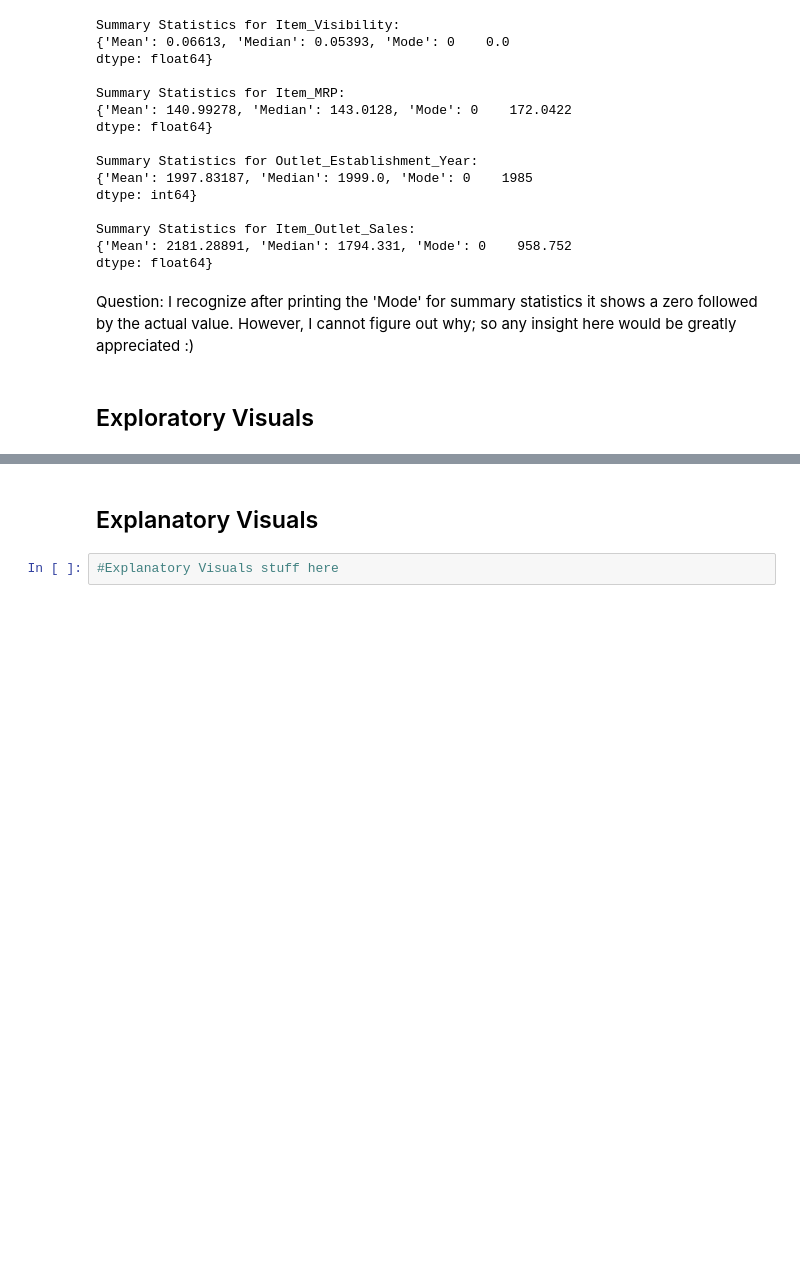
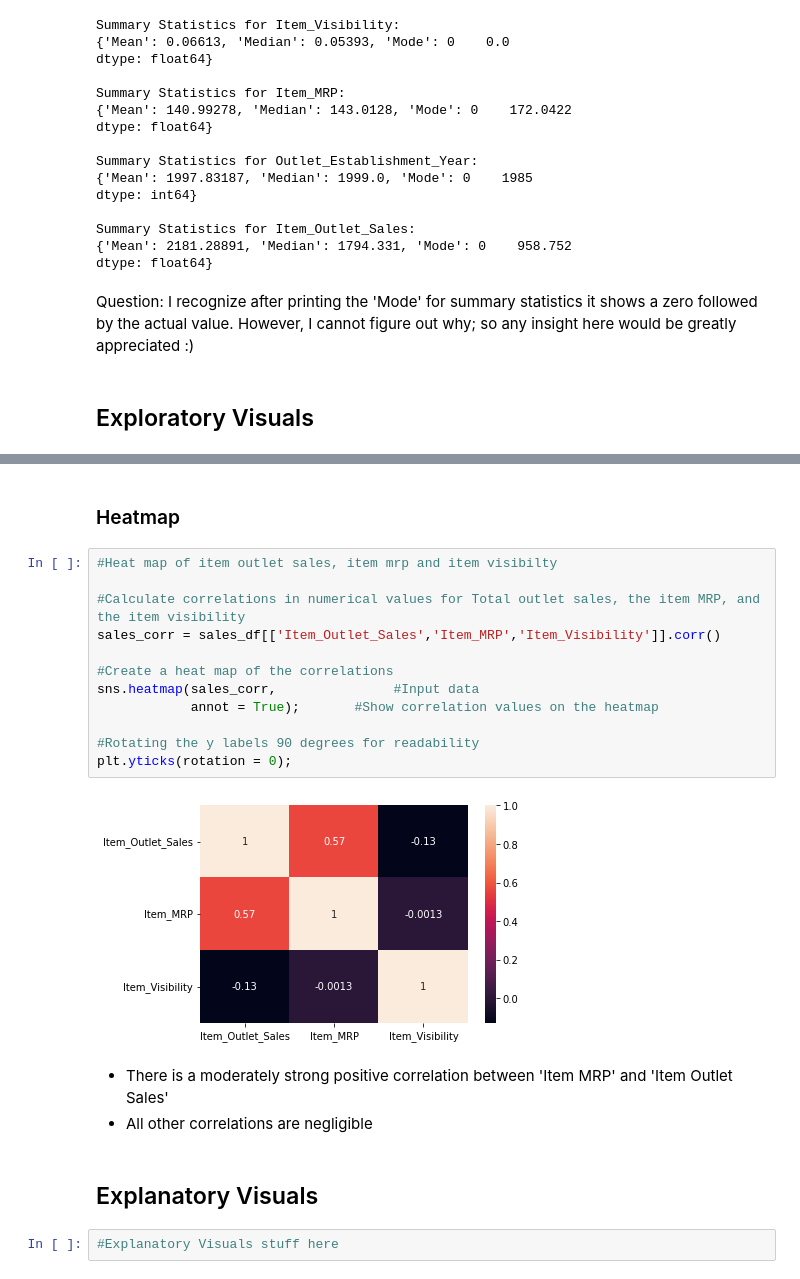
Before and after one commit to Zach-Hanson3/Food_Sales_Prediction_old, a Jupyter notebook: Food_Sales_Prediction.ipynb, the cells around one changed output, grey strips where cells are left out. Cells and saved outputs as stored; diff of their text form; blank space fills up the shorter version.

```diff
--- a/Food_Sales_Prediction.ipynb
+++ b/Food_Sales_Prediction.ipynb
@@ -305,3 +365,22 @@ Question: I recognize after printing the 'Mode' for summary statistics it shows
+# %% [markdown]
+### Heatmap
+# %%
+#Heat map of item outlet sales, item mrp and item visibilty
+
+#Calculate correlations in numerical values for Total outlet sales, the item MRP, and the item visibility
+sales_corr = sales_df[['Item_Outlet_Sales','Item_MRP','Item_Visibility']].corr()
+
+#Create a heat map of the correlations
+sns.heatmap(sales_corr,               #Input data
+            annot = True);       #Show correlation values on the heatmap
+
+#Rotating the y labels 90 degrees for readability
+plt.yticks(rotation = 0);
+# %% [output]
+[figure, added]
+# %% [markdown]
+- There is a moderately strong positive correlation between 'Item MRP' and 'Item Outlet Sales'
+- All other correlations are negligible
 # %% [markdown]
 ## Explanatory Visuals
 # %%
```
Also changed, not shown: parts of 8 cells of this notebook.
